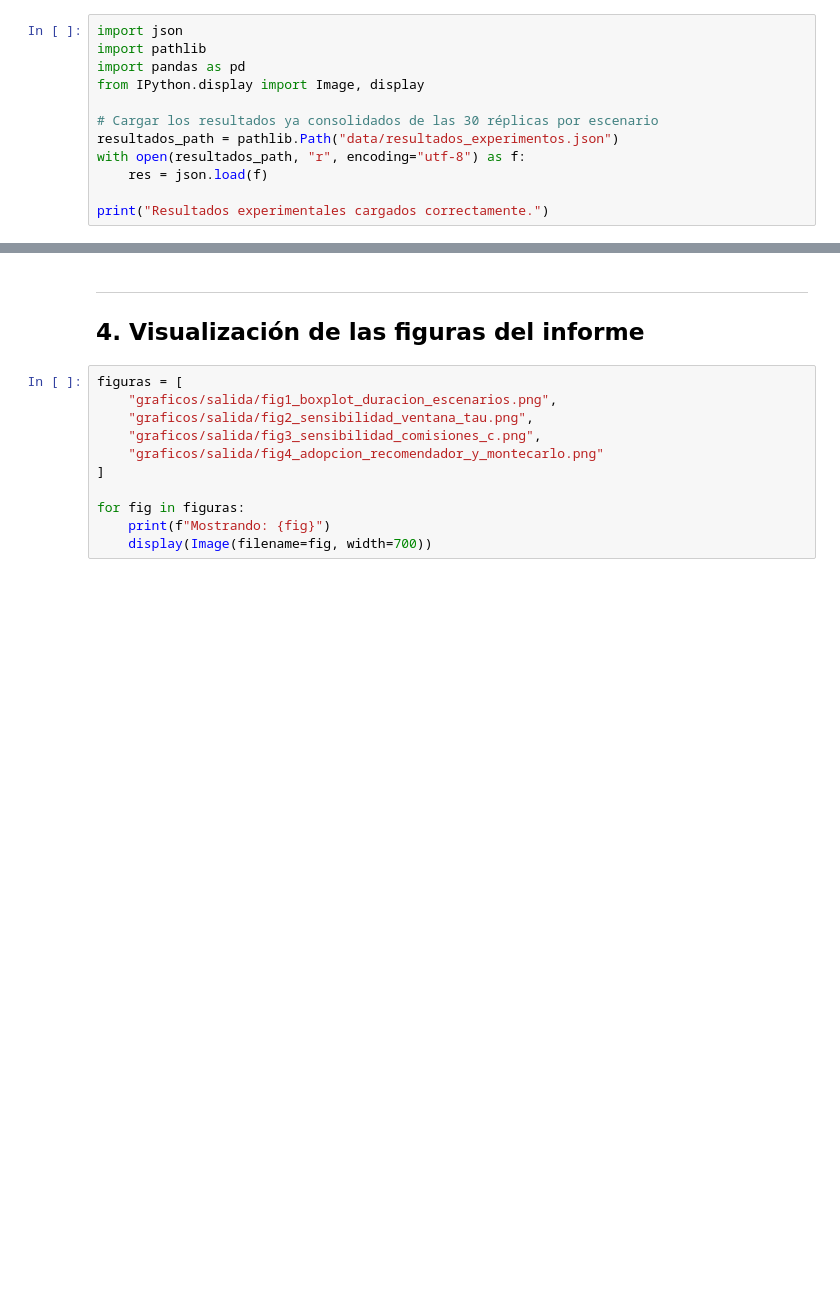
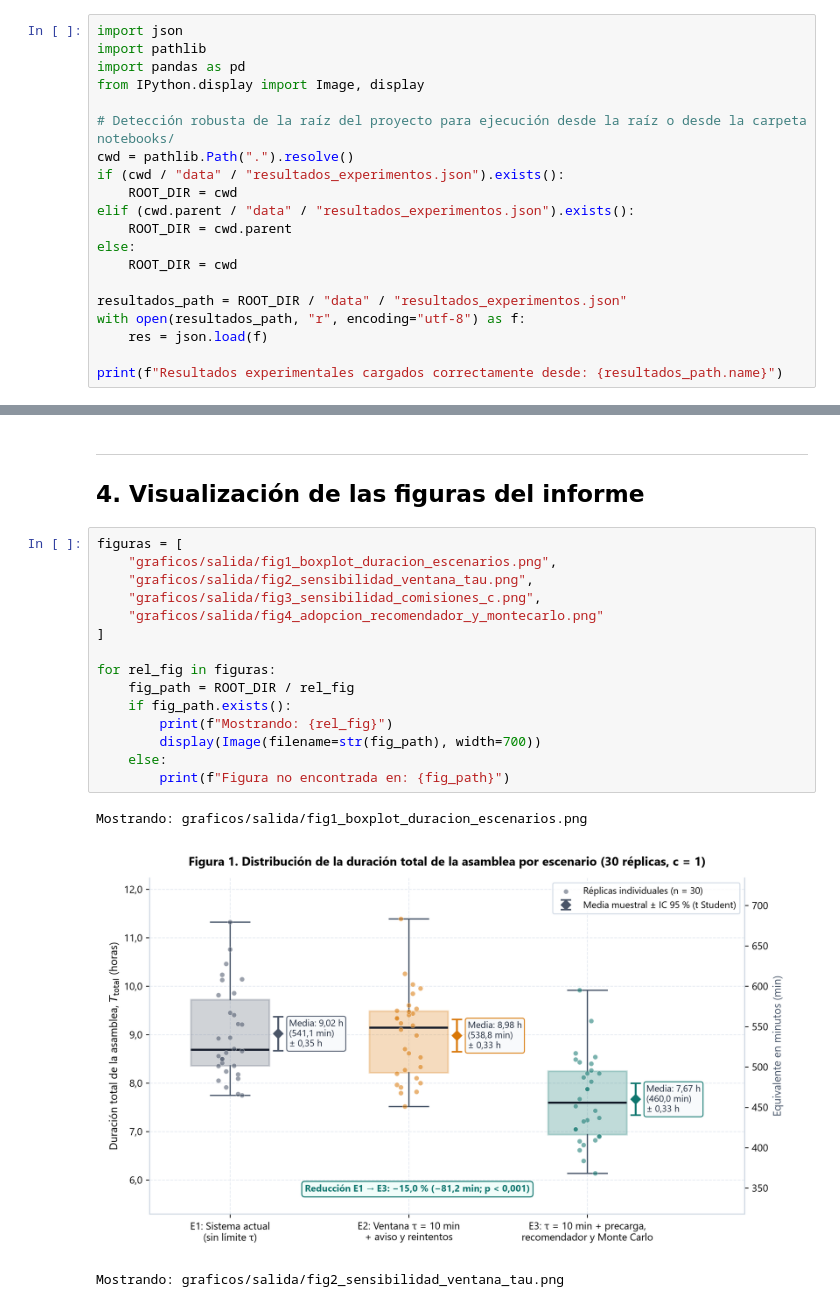
Before and after one commit to XxEmiliano91xX/Proyecto-integrador---INVO2, a Jupyter notebook: Entrega_Final_IO2_Aguirre_Celaya/notebooks/experimentos.ipynb, the cells around one changed output, grey strips where cells are left out. Cells and saved outputs as stored; diff of their text form; blank space fills up the shorter version.

Commit message:
Entrega final: notebook corregido y ejecutado con salidas, requirements con Jupyter, zip sin __pycache__

```diff
--- a/Entrega_Final_IO2_Aguirre_Celaya/notebooks/experimentos.ipynb
+++ b/Entrega_Final_IO2_Aguirre_Celaya/notebooks/experimentos.ipynb
@@ -17,9 +17,17 @@ import pathlib
 import pandas as pd
 from IPython.display import Image, display
 
-# Cargar los resultados ya consolidados de las 30 réplicas por escenario
-resultados_path = pathlib.Path("data/resultados_experimentos.json")
+# Detección robusta de la raíz del proyecto para ejecución desde la raíz o desde la carpeta notebooks/
+cwd = pathlib.Path(".").resolve()
+if (cwd / "data" / "resultados_experimentos.json").exists():
+    ROOT_DIR = cwd
+elif (cwd.parent / "data" / "resultados_experimentos.json").exists():
+    ROOT_DIR = cwd.parent
+else:
+    ROOT_DIR = cwd
+
+resultados_path = ROOT_DIR / "data" / "resultados_experimentos.json"
 with open(resultados_path, "r", encoding="utf-8") as f:
     res = json.load(f)
 
-print("Resultados experimentales cargados correctamente.")
+print(f"Resultados experimentales cargados correctamente desde: {resultados_path.name}")
@@ -87,11 +125,19 @@ display(df_comp)
 # %%
 figuras = [
     "graficos/salida/fig1_boxplot_duracion_escenarios.png",
     "graficos/salida/fig2_sensibilidad_ventana_tau.png",
     "graficos/salida/fig3_sensibilidad_comisiones_c.png",
     "graficos/salida/fig4_adopcion_recomendador_y_montecarlo.png"
 ]
 
-for fig in figuras:
-    print(f"Mostrando: {fig}")
-    display(Image(filename=fig, width=700))
+for rel_fig in figuras:
+    fig_path = ROOT_DIR / rel_fig
+    if fig_path.exists():
+        print(f"Mostrando: {rel_fig}")
+        display(Image(filename=str(fig_path), width=700))
+    else:
+        print(f"Figura no encontrada en: {fig_path}")
+# %% [output]
+Mostrando: graficos/salida/fig1_boxplot_duracion_escenarios.png
+[figure, added]
+Mostrando: graficos/salida/fig2_sensibilidad_ventana_tau.png
```
Also changed, not shown: parts of 9 cells of this notebook, 2 other files.
